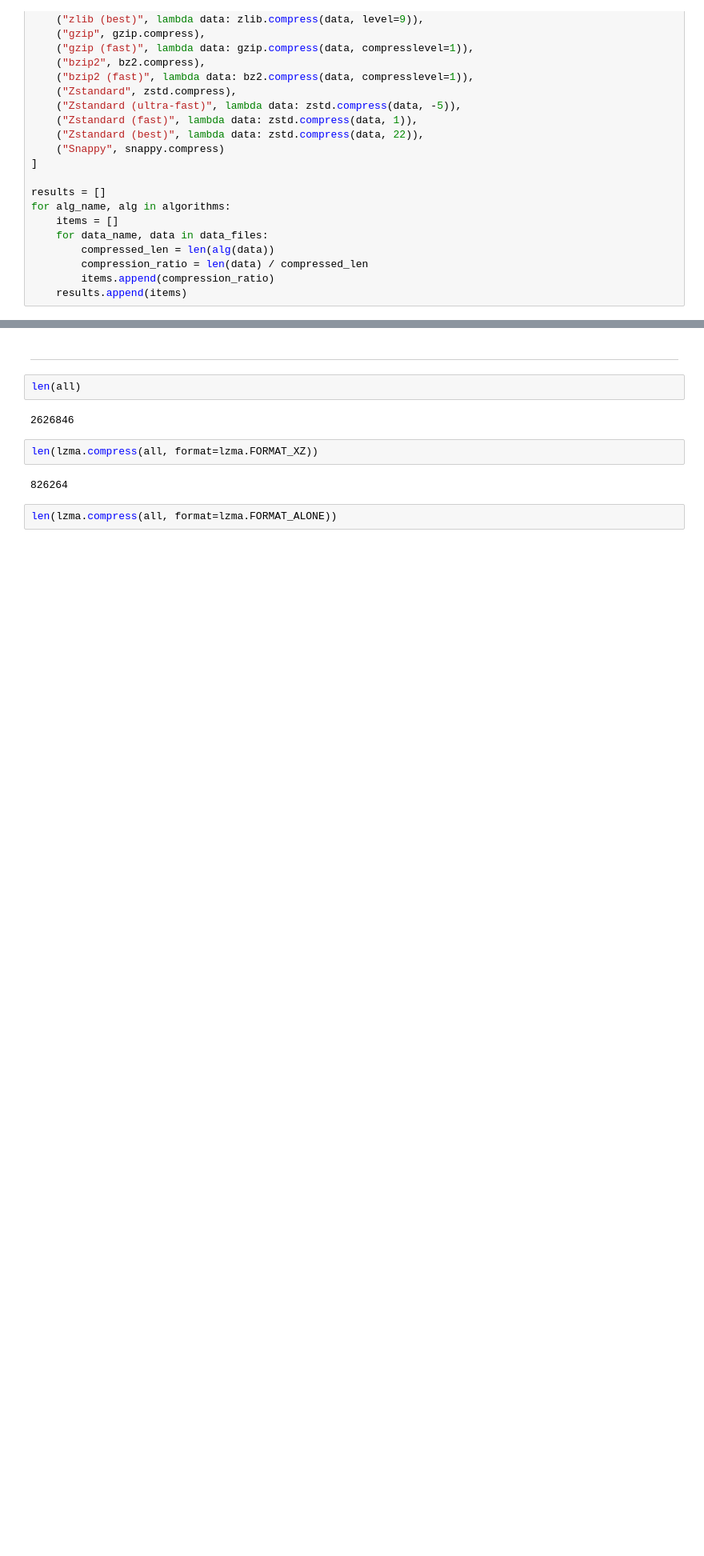
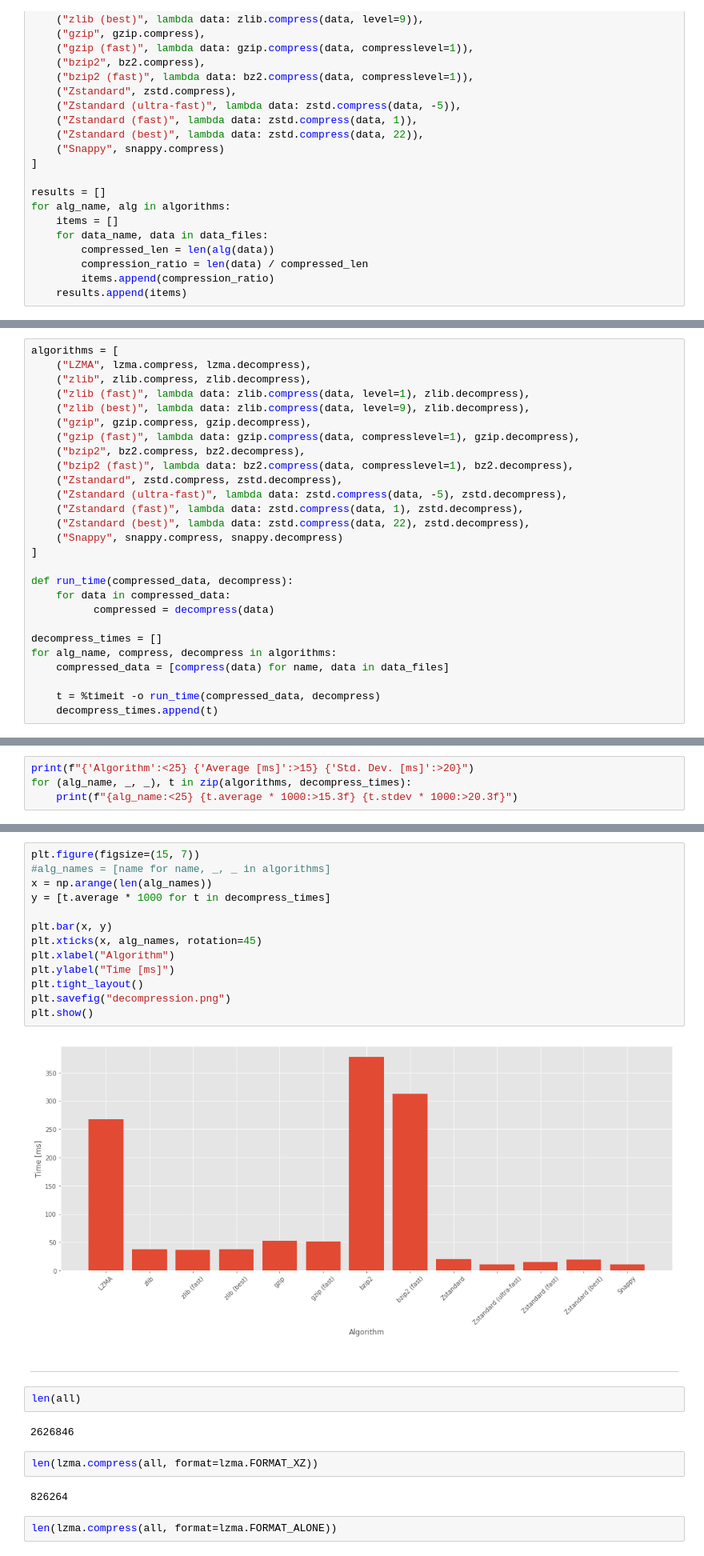
Before and after one commit to JanVargovsky/AKS, a Jupyter notebook: Project/LZMA.ipynb, the cells around one changed output, grey strips where cells are left out. Shown at 80% size. Drawn from its saved outputs; the diff is of its cells as text; blank space fills up the shorter version.

```diff
--- a/Project/LZMA.ipynb
+++ b/Project/LZMA.ipynb
@@ -405,0 +485,27 @@ plt.show()
+# %%
+algorithms = [
+    ("LZMA", lzma.compress, lzma.decompress),
+    ("zlib", zlib.compress, zlib.decompress),
+    ("zlib (fast)", lambda data: zlib.compress(data, level=1), zlib.decompress),
+    ("zlib (best)", lambda data: zlib.compress(data, level=9), zlib.decompress),
+    ("gzip", gzip.compress, gzip.decompress),
+    ("gzip (fast)", lambda data: gzip.compress(data, compresslevel=1), gzip.decompress),
+    ("bzip2", bz2.compress, bz2.decompress),
+    ("bzip2 (fast)", lambda data: bz2.compress(data, compresslevel=1), bz2.decompress),
+    ("Zstandard", zstd.compress, zstd.decompress),
+    ("Zstandard (ultra-fast)", lambda data: zstd.compress(data, -5), zstd.decompress),
+    ("Zstandard (fast)", lambda data: zstd.compress(data, 1), zstd.decompress),
+    ("Zstandard (best)", lambda data: zstd.compress(data, 22), zstd.decompress),
+    ("Snappy", snappy.compress, snappy.decompress)
+]
+
+def run_time(compressed_data, decompress):
+    for data in compressed_data:
+          compressed = decompress(data)
+
+decompress_times = []
+for alg_name, compress, decompress in algorithms:
+    compressed_data = [compress(data) for name, data in data_files]
+
+    t = %timeit -o run_time(compressed_data, decompress)
+    decompress_times.append(t)
@@ -405,0 +526,4 @@ plt.show()
+# %%
+print(f"{'Algorithm':<25} {'Average [ms]':>15} {'Std. Dev. [ms]':>20}")
+for (alg_name, _, _), t in zip(algorithms, decompress_times):
+    print(f"{alg_name:<25} {t.average * 1000:>15.3f} {t.stdev * 1000:>20.3f}")
@@ -406,3 +545,18 @@ plt.show()
+# %%
+plt.figure(figsize=(15, 7))
+#alg_names = [name for name, _, _ in algorithms]
+x = np.arange(len(alg_names))
+y = [t.average * 1000 for t in decompress_times]
+
+plt.bar(x, y)
+plt.xticks(x, alg_names, rotation=45)
+plt.xlabel("Algorithm")
+plt.ylabel("Time [ms]")
+plt.tight_layout()
+plt.savefig("decompression.png")
+plt.show()
+# %% [output]
+[figure, added]
 # %% [markdown]
 ---
 # %%
```
Also changed, not shown: parts of 8 cells of this notebook.
